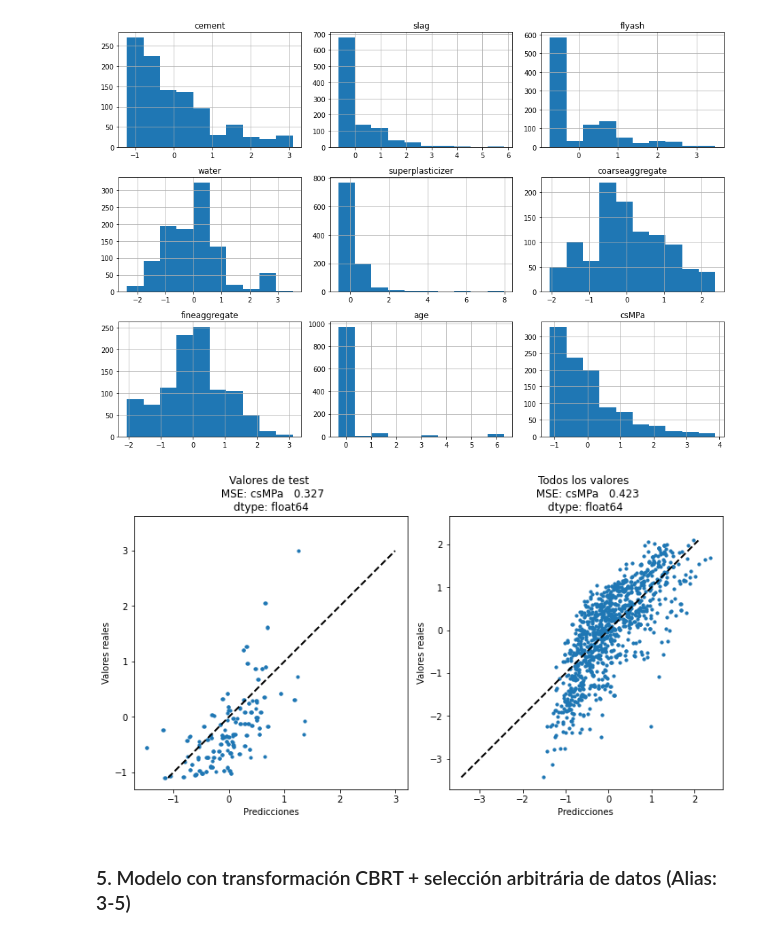
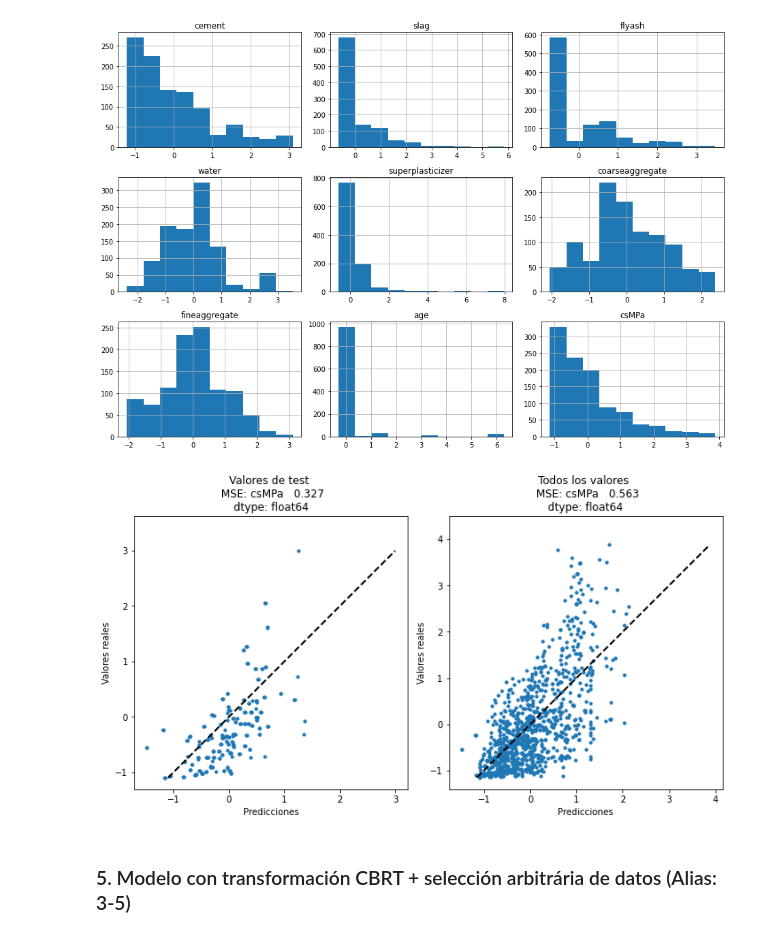
Before and after one commit to juankasv99/APC_Concrete_MPa, a Jupyter notebook: [APC]-LinearRegression-Prac1-JuanCarlosSoriano_JorgeGimenez.ipynb, the cells around one changed output. Cells and saved outputs as stored; diff of their text form; code cells hidden in the pictures.

```diff
--- a/[APC]-LinearRegression-Prac1-JuanCarlosSoriano_JorgeGimenez.ipynb
+++ b/[APC]-LinearRegression-Prac1-JuanCarlosSoriano_JorgeGimenez.ipynb
@@ -303,6 +311,9 @@ normModelxTest = xTest[['cement', 'water', 'fineaggregate', 'coarseaggregate']]
 
 normModel = LinearRegression().fit(normModelxTrain, yTrain)
 plotModel(normModel, normModelxTest, yTest, xAll[['cement', 'water', 'fineaggregate', 'coarseaggregate']], yAll)
+
+MSEs["alias2"] = getModelMSE(normModel, normModelxTest, yTest)
+MSEsAll["alias2"] = getModelMSE(normModel, xAll[['cement', 'water', 'fineaggregate', 'coarseaggregate']], yAll)
 # %% [output]
 [figure]
 # %% [markdown]
@@ -348,6 +359,9 @@ yTestTranform = sqrtThenStdDF.iloc[nTrain:, 8:9]
 # %%
 model3_1 = LinearRegression().fit(xTrainTransform, yTrainTransform)
 plotModel(model3_1, xTestTransform, yTestTranform, sqrtThenStdDF.iloc[:, :8], sqrtThenStdDF.iloc[:, 8:9])
+
+MSEs["alias3-1"] = getModelMSE(model3_1, xTestTransform, yTestTranform)
+MSEsAll["alias3-1"] = getModelMSE(model3_1, sqrtThenStdDF.iloc[:, :8], sqrtThenStdDF.iloc[:, 8:9])
 # %% [output]
 [figure]
 # %% [markdown]
@@ -382,5 +396,8 @@ xTestTransform = squareThenStdDF.iloc[nTrain:, :8]
 yTestTranform = squareThenStdDF.iloc[nTrain:, 8:9]
 # %%
 model3_2 = LinearRegression().fit(xTrainTransform, yTrainTransform)
-plotModel(model3_2, xTestTransform, yTestTranform, sqrtThenStdDF.iloc[:, :8], sqrtThenStdDF.iloc[:, 8:9])
+plotModel(model3_2, xTestTransform, yTestTranform, squareThenStdDF.iloc[:, :8], squareThenStdDF.iloc[:, 8:9])
+
+MSEs["alias3-2"] = getModelMSE(model3_2, xTestTransform, yTestTranform)
+MSEsAll["alias3-2"] = getModelMSE(model3_2, squareThenStdDF.iloc[:, :8], squareThenStdDF.iloc[:, 8:9])
 # %% [output]
@@ -418,6 +435,9 @@ yTestTranform = cbrtThenStdDF.iloc[nTrain:, 8:9]
 # %%
 model3_3 = LinearRegression().fit(xTrainTransform, yTrainTransform)
 plotModel(model3_3, xTestTransform, yTestTranform, cbrtThenStdDF.iloc[:, :8], cbrtThenStdDF.iloc[:, 8:9])
+
+MSEs["alias3-3"] = getModelMSE(model3_3, xTestTransform, yTestTranform)
+MSEsAll["alias3-3"] = getModelMSE(model3_3, cbrtThenStdDF.iloc[:, :8], cbrtThenStdDF.iloc[:, 8:9])
 # %% [output]
 [figure]
 # %% [markdown]
@@ -452,9 +472,12 @@ xTestTransform = logThenStdDF.iloc[nTrain:, :8]
 yTestTranform = logThenStdDF.iloc[nTrain:, 8:9]
 # %%
 model3_4 = LinearRegression().fit(xTrainTransform, yTrainTransform)
-plotModel(model3_4, xTestTransform, yTestTranform, cbrtThenStdDF.iloc[:, :8], cbrtThenStdDF.iloc[:, 8:9])
+plotModel(model3_4, xTestTransform, yTestTranform, logThenStdDF.iloc[:, :8], logThenStdDF.iloc[:, 8:9])
+
+MSEs["alias3-4"] = getModelMSE(model3_4, xTestTransform, yTestTranform)
+MSEsAll["alias3-4"] = getModelMSE(model3_4, logThenStdDF.iloc[:, :8], logThenStdDF.iloc[:, 8:9])
 # %% [output]
-[figure, old version]
+[figure, new version]
 # %% [markdown]
 ### 5. Modelo con transformación CBRT + selección arbitrária de datos (Alias: 3-5)
 # %%
```
Also changed, not shown: parts of 10 cells of this notebook.
